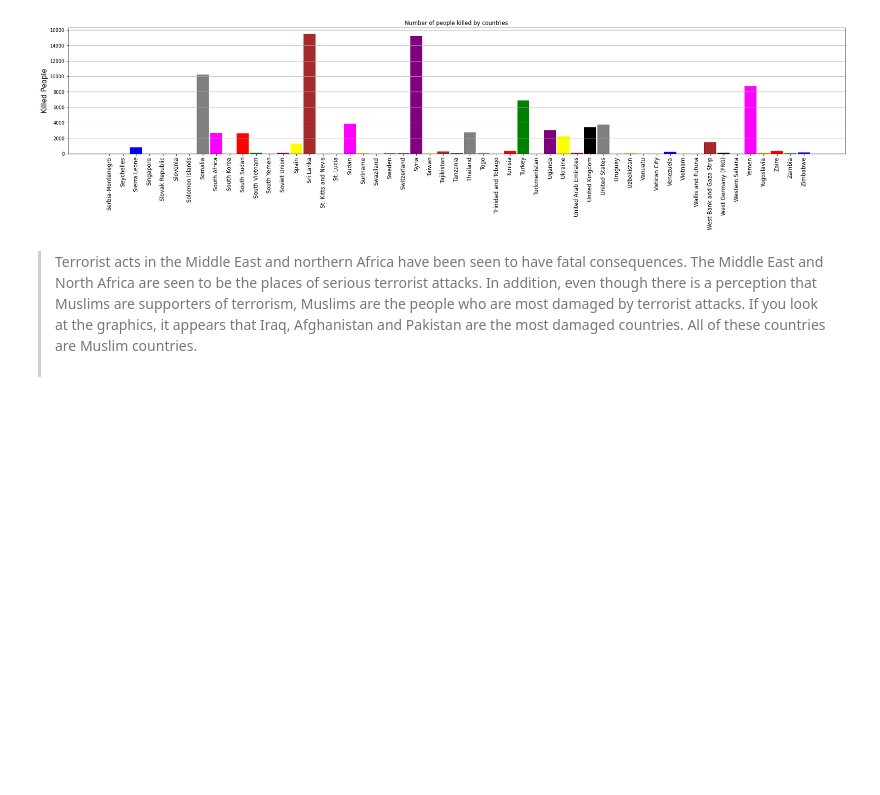
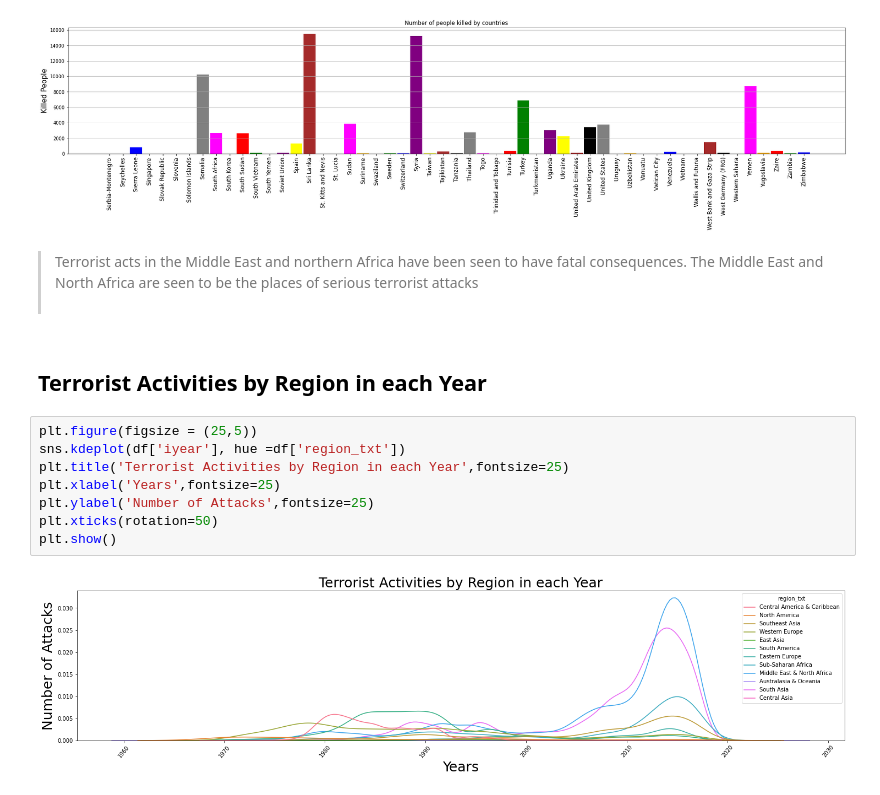
Before and after one commit to Sabyasachi-Seal/LGMVIP-DataScience, a Jupyter notebook: ExploratoryAnalysis-Terrosirm/terrorism.ipynb, the cells around one changed output. Saved outputs shown, nothing was run; the diff lists cells and outputs as text; blank space fills up the shorter version.

```diff
--- a/ExploratoryAnalysis-Terrosirm/terrorism.ipynb
+++ b/ExploratoryAnalysis-Terrosirm/terrorism.ipynb
@@ -194,4 +210,16 @@ plt.show()
 # %% [output]
 [figure]
 # %% [markdown]
-> Terrorist acts in the Middle East and northern Africa have been seen to have fatal consequences. The Middle East and North Africa are seen to be the places of serious terrorist attacks. In addition, even though there is a perception that Muslims are supporters of terrorism, Muslims are the people who are most damaged by terrorist attacks. If you look at the graphics, it appears that Iraq, Afghanistan and Pakistan are the most damaged countries. All of these countries are Muslim countries.<br><br>
+> Terrorist acts in the Middle East and northern Africa have been seen to have fatal consequences. The Middle East and North Africa are seen to be the places of serious terrorist attacks<br><br>
+# %% [markdown]
+## Terrorist Activities by Region in each Year
+# %%
+plt.figure(figsize = (25,5))
+sns.kdeplot(df['iyear'], hue =df['region_txt'])
+plt.title('Terrorist Activities by Region in each Year',fontsize=25)
+plt.xlabel('Years',fontsize=25)
+plt.ylabel('Number of Attacks',fontsize=25)
+plt.xticks(rotation=50)
+plt.show()
+# %% [output]
+[figure, added]
```
Also changed, not shown: parts of 9 cells of this notebook.
